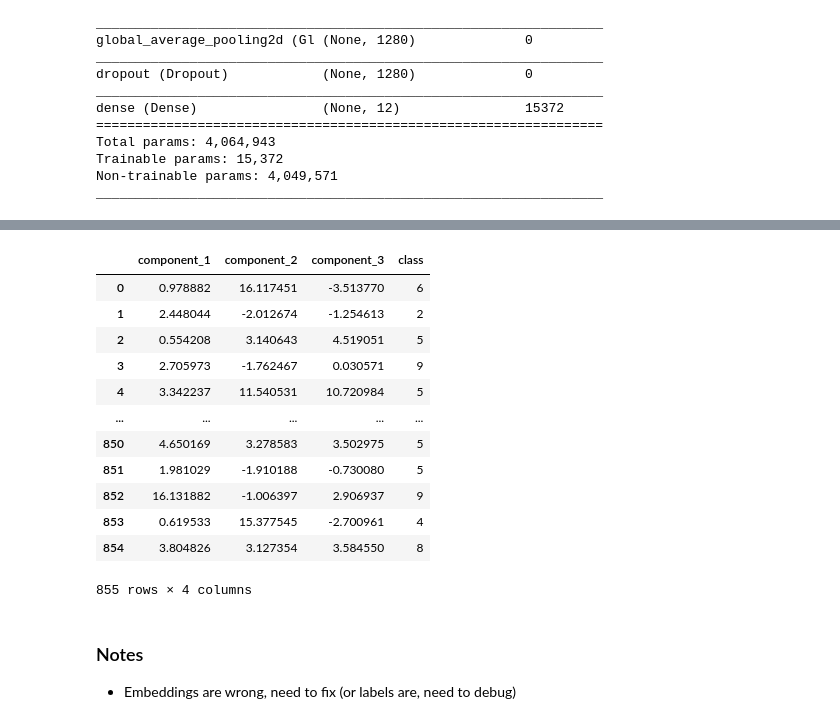
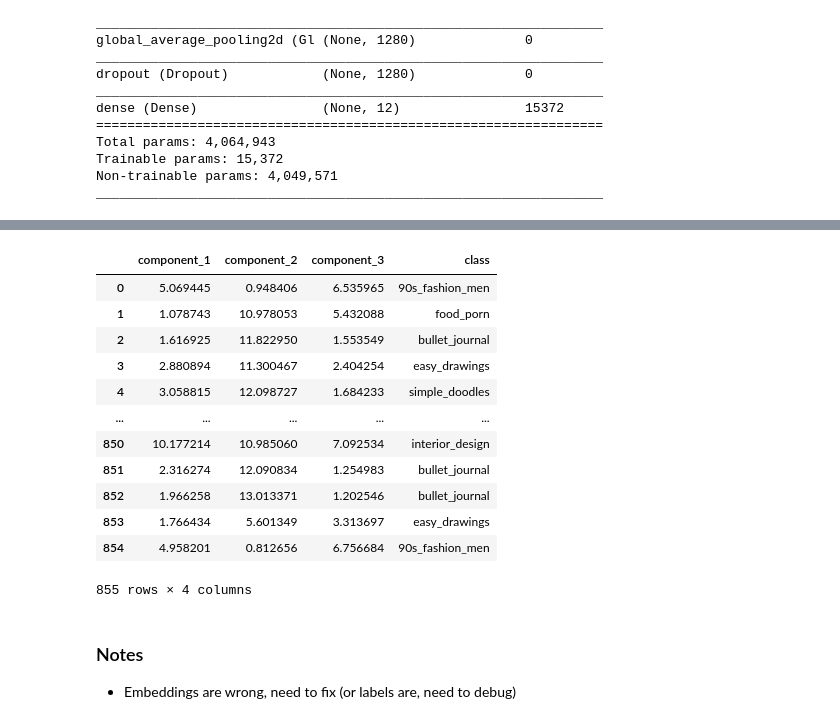
Before and after one commit to mjdall/pinterest_scraper, a Jupyter notebook: training.ipynb, the cells around one changed output, grey strips where cells are left out. Drawn from its saved outputs; the diff is of its cells as text; code cells hidden in the pictures.

Commit message:
Fix Embedding Labelling

```diff
--- a/training.ipynb
+++ b/training.ipynb
@@ -230,8 +230,7 @@ IMG_SHAPE = SIZE + (3,)
 base_model = tf.keras.applications.EfficientNetB0(
     input_shape=IMG_SHAPE,
     include_top=False,
-    weights="imagenet",
-    input_shape=SIZE)
+    weights="imagenet")
 base_model.trainable = False
 
 image_batch, label_batch = next(iter(train_ds))
@@ -269,8 +268,8 @@ outputs = prediction_layer(x)
 model = tf.keras.Model(inputs, outputs)
 # %%
 base_learning_rate = 0.0001
-model.compile(optimizer=tf.keras.optimizers.Adam(lr=base_learning_rate),
-              loss=tf.keras.losses.CategoricalCrossentropy(from_logits=True),
+model.compile(optimizer=tf.keras.optimizers.Adam(learning_rate=base_learning_rate),
+              loss=tf.keras.losses.CategoricalCrossentropy(),
               metrics=["accuracy"])
 
 len(model.trainable_variables)
@@ -419,0 +403,11 @@ array([1.4013872e-03, 4.0695994e-04, 2.2434066e-03, 9.9723262e-04,
+# %%
+test_images = [(x, y) for x, y in test_ds]
+all_labels = np.concatenate([y for _, y in test_images], axis=0)
+all_labels = [str(int(tf.argmax(label))) for label in all_labels]
+
+image_embeddings = []
+for (image_batch, _) in test_images:
+  image_embeddings.append(emb_model.predict(image_batch))
+
+image_embeddings = np.concatenate(image_embeddings, axis=0)
+image_embeddings[0]
@@ -419,0 +417,5 @@ array([1.4013872e-03, 4.0695994e-04, 2.2434066e-03, 9.9723262e-04,
+# %%
+label_lookup = { str(i): name for i, name in enumerate(os.listdir("data/testing"))}
+image_labels = [label_lookup[label] for label in all_labels]
+
+image_labels
@@ -420,15 +440,14 @@ array([1.4013872e-03, 4.0695994e-04, 2.2434066e-03, 9.9723262e-04,
 # %%
 import umap
 
-
 umap_model = umap.UMAP(n_components=3)
-%time umap_embeddings = umap_model.fit_transform(test_embeddings)
+%time umap_embeddings = umap_model.fit_transform(image_embeddings)
 
 umap_components = pd.DataFrame({
     "component_1": umap_embeddings[:, 0],
     "component_2": umap_embeddings[:, 1],
     "component_3": umap_embeddings[:, 2],
-    "class": [str(l) for l in dataset_labels],
+    "class": image_labels,
 })
 
 umap_components
@@ -438,15 +457,15 @@ Wall time: 5.45 s
 |  | component_1 | component_2 | component_3 | class |
-| 0 | 0.978882 | 16.117451 | -3.513770 | 6 |
-| 1 | 2.448044 | -2.012674 | -1.254613 | 2 |
-| 2 | 0.554208 | 3.140643 | 4.519051 | 5 |
-| 3 | 2.705973 | -1.762467 | 0.030571 | 9 |
-| 4 | 3.342237 | 11.540531 | 10.720984 | 5 |
+| 0 | 5.069445 | 0.948406 | 6.535965 | 90s_fashion_men |
+| 1 | 1.078743 | 10.978053 | 5.432088 | food_porn |
+| 2 | 1.616925 | 11.822950 | 1.553549 | bullet_journal |
+| 3 | 2.880894 | 11.300467 | 2.404254 | easy_drawings |
+| 4 | 3.058815 | 12.098727 | 1.684233 | simple_doodles |
 | ... | ... | ... | ... | ... |
-| 850 | 4.650169 | 3.278583 | 3.502975 | 5 |
-| 851 | 1.981029 | -1.910188 | -0.730080 | 5 |
-| 852 | 16.131882 | -1.006397 | 2.906937 | 9 |
-| 853 | 0.619533 | 15.377545 | -2.700961 | 4 |
-| 854 | 3.804826 | 3.127354 | 3.584550 | 8 |
+| 850 | 10.177214 | 10.985060 | 7.092534 | interior_design |
+| 851 | 2.316274 | 12.090834 | 1.254983 | bullet_journal |
+| 852 | 1.966258 | 13.013371 | 1.202546 | bullet_journal |
+| 853 | 1.766434 | 5.601349 | 3.313697 | easy_drawings |
+| 854 | 4.958201 | 0.812656 | 6.756684 | 90s_fashion_men |
 855 rows × 4 columns
 # %% [markdown]
 ### Notes
```
Also changed, not shown: parts of 18 cells of this notebook.
